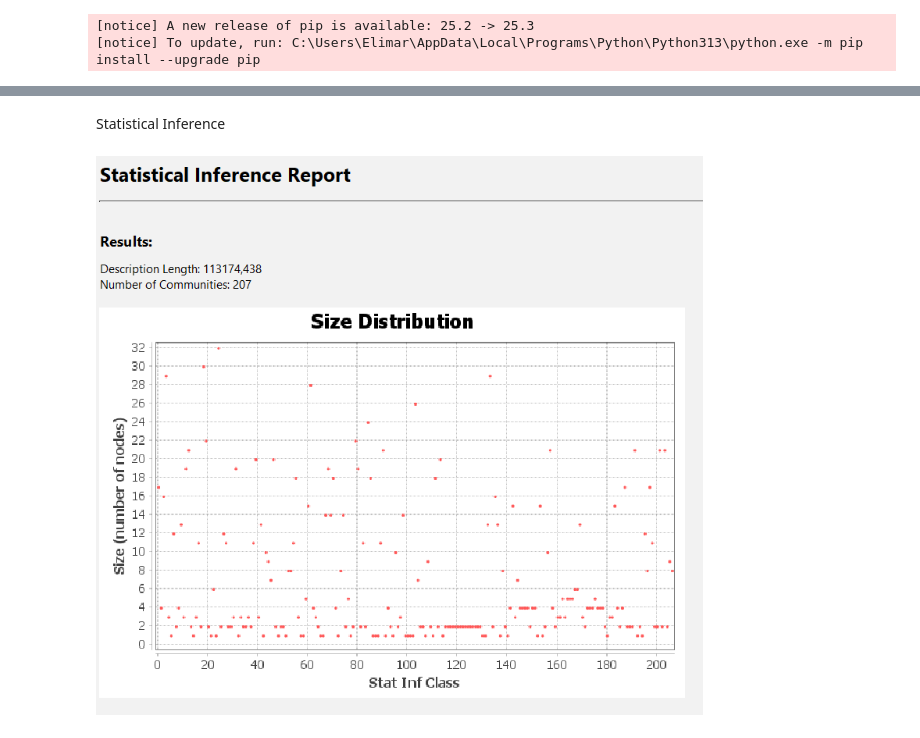
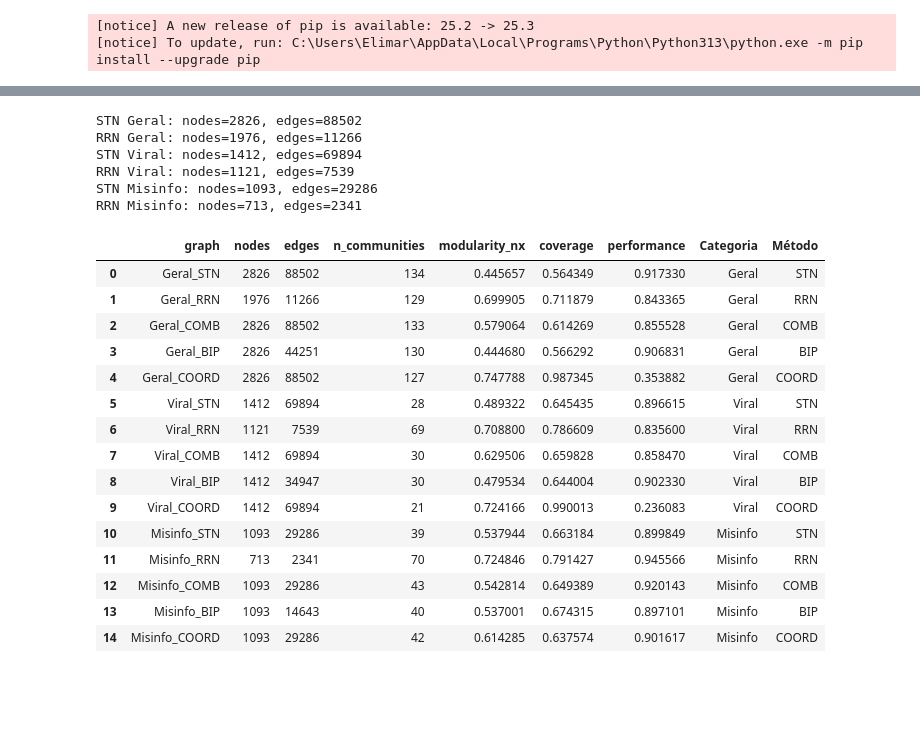
Before and after one commit to ED-Atividades/Lista-04, a Jupyter notebook: Lista_04_Estrutura_de_Dados_Elimar_Ximenes.ipynb, the cells around one changed output, grey strips where cells are left out. Cells and saved outputs as stored; diff of their text form; code cells hidden in the pictures; blank space fills up the shorter version.

```diff
--- a/Lista_04_Estrutura_de_Dados_Elimar_Ximenes.ipynb
+++ b/Lista_04_Estrutura_de_Dados_Elimar_Ximenes.ipynb
@@ -1585,24 +409,0 @@ Top comunidades por % dominante (primeiras 5):
-# %%
-# === Análise da relação comunidade x grupo para o grafo 'Viral' ===
-
-graph_name = 'Viral'
-df_res = all_results_completo[graph_name]  # recupera os resultados desse grafo
-
-print(f"\n\n===== Analisando top-3 resultados para {graph_name} =====")
-top3 = df_res.sort_values(by='modularity', ascending=False).head(3)
-
-for idx, row in top3.iterrows():
-    alg = row['algorithm']
-    comps = row['communities']
-    info = row['info']
-    print(f"\n-- Algoritmo: {alg} | n_com={row['n_communities']} | modularity={row['modularity']}")
-
-    # Analisa as comunidades em relação aos grupos
-    analysis = analyze_community_group_overlap(comps, node2groups)
-
-    # Print resumo das 5 principais comunidades em termos de dominância
-    print("Top comunidades por % dominante (primeiras 5):")
-    for c in analysis[:5]:
-        print(f" com#{c['community_id']:02d} size={c['size']} dominant_group={c['dominant_group']} pct={c['pct_dominant']:.2f}% missing={c['missing_group_info']}")
-
-    plot_pct_dominance(analysis, title=f"Percentual de Dominância por Comunidade - {alg}", sort_by="id", color='green')
@@ -1676,4 +409,0 @@ Modularity
-# %% [markdown]
-Statistical Inference
-# %% [markdown]
-![image.png](attachment:image.png)
@@ -1679,0 +478,28 @@ Statistical Inference
+# %%
+df_results = pipeline_and_evaluate(df_similaridade)
+# %% [output]
+STN Geral: nodes=2826, edges=88502
+RRN Geral: nodes=1976, edges=11266
+STN Viral: nodes=1412, edges=69894
+RRN Viral: nodes=1121, edges=7539
+STN Misinfo: nodes=1093, edges=29286
+RRN Misinfo: nodes=713, edges=2341
+# %%
+df_results
+# %% [output]
+|  | graph | nodes | edges | n_communities | modularity_nx | coverage | performance | Categoria | Método |
+| 0 | Geral_STN | 2826 | 88502 | 134 | 0.445657 | 0.564349 | 0.917330 | Geral | STN |
+| 1 | Geral_RRN | 1976 | 11266 | 129 | 0.699905 | 0.711879 | 0.843365 | Geral | RRN |
+| 2 | Geral_COMB | 2826 | 88502 | 133 | 0.579064 | 0.614269 | 0.855528 | Geral | COMB |
+| 3 | Geral_BIP | 2826 | 44251 | 130 | 0.444680 | 0.566292 | 0.906831 | Geral | BIP |
+| 4 | Geral_COORD | 2826 | 88502 | 127 | 0.747788 | 0.987345 | 0.353882 | Geral | COORD |
+| 5 | Viral_STN | 1412 | 69894 | 28 | 0.489322 | 0.645435 | 0.896615 | Viral | STN |
+| 6 | Viral_RRN | 1121 | 7539 | 69 | 0.708800 | 0.786609 | 0.835600 | Viral | RRN |
+| 7 | Viral_COMB | 1412 | 69894 | 30 | 0.629506 | 0.659828 | 0.858470 | Viral | COMB |
+| 8 | Viral_BIP | 1412 | 34947 | 30 | 0.479534 | 0.644004 | 0.902330 | Viral | BIP |
+| 9 | Viral_COORD | 1412 | 69894 | 21 | 0.724166 | 0.990013 | 0.236083 | Viral | COORD |
+| 10 | Misinfo_STN | 1093 | 29286 | 39 | 0.537944 | 0.663184 | 0.899849 | Misinfo | STN |
+| 11 | Misinfo_RRN | 713 | 2341 | 70 | 0.724846 | 0.791427 | 0.945566 | Misinfo | RRN |
+| 12 | Misinfo_COMB | 1093 | 29286 | 43 | 0.542814 | 0.649389 | 0.920143 | Misinfo | COMB |
+| 13 | Misinfo_BIP | 1093 | 14643 | 40 | 0.537001 | 0.674315 | 0.897101 | Misinfo | BIP |
+| 14 | Misinfo_COORD | 1093 | 29286 | 42 | 0.614285 | 0.637574 | 0.901617 | Misinfo | COORD |
```
Also changed, not shown: parts of 84 cells of this notebook, 1 other file.
